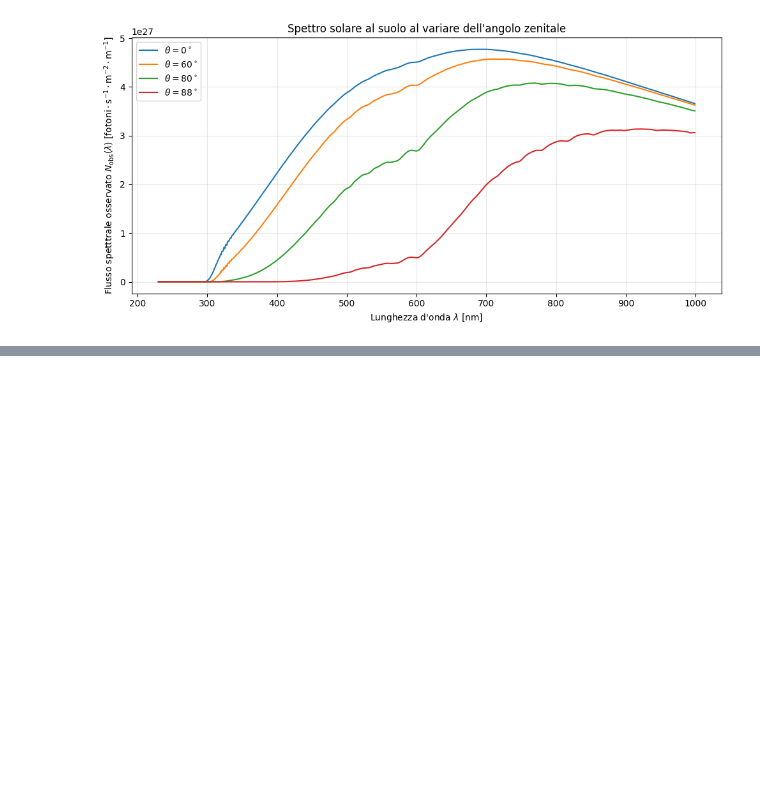
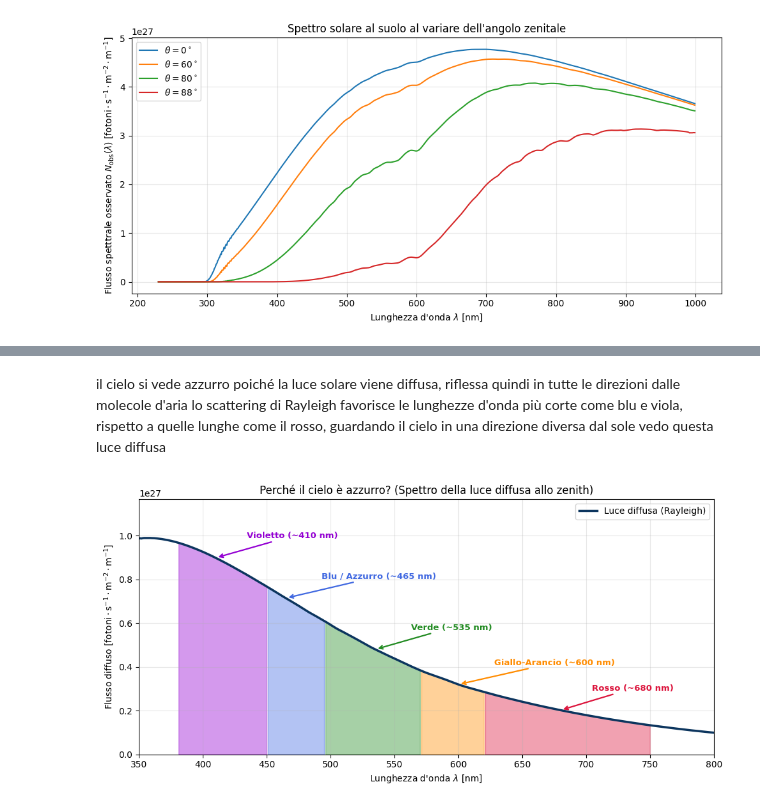
Before and after one commit to giovanni-zugarini/Progetto-MCF, a Jupyter notebook: simulazione.ipynb, the cells around one changed output, grey strips where cells are left out. Drawn from its saved outputs; the diff is of its cells as text; code cells hidden in the pictures; blank space fills up the shorter version.

```diff
--- a/simulazione.ipynb
+++ b/simulazione.ipynb
@@ -115,0 +103,60 @@ plt.show()
+# %% [markdown]
+il cielo si vede azzurro poiché la luce solare viene diffusa, riflessa quindi in tutte le direzioni dalle molecole d'aria
+lo scattering di Rayleigh favorisce le lunghezze d'onda più corte come blu e viola, rispetto a quelle lunghe come il rosso, guardando
+il cielo in una direzione diversa dal sole vedo questa luce diffusa
+# %%
+
+N_dopo_ozono = atm_ozono.N_obs(N0, wavelength, angolo_zenitale_deg=0.0)
+N_suolo = atm_completa.N_obs(N0, wavelength, angolo_zenitale_deg=0.0)
+N_diffuso = N_dopo_ozono - N_suolo
+
+y_max = np.max(N_diffuso)
+
+fig, ax = plt.subplots(figsize=(10, 5))
+ax.plot(wl_nm, N_diffuso, color="#0C355E", linewidth=2.5, label="Luce diffusa (Rayleigh)")
+
+
+bande_visibili = [
+    (380, 450, "darkviolet"),
+    (450, 495, "royalblue"),
+    (495, 570, "forestgreen"),
+    (570, 620, "darkorange"),
+    (620, 750, "crimson"),
+]
+for l_min, l_max, col in bande_visibili:
+    mask = (wl_nm >= l_min) & (wl_nm <= l_max)
+    ax.fill_between(wl_nm[mask], 0, N_diffuso[mask], color=col, alpha=0.4)
+
+
+annotazioni = [
+    ("Violetto (~410 nm)", 410, (35, 22), "darkviolet"),
+    ("Blu / Azzurro (~465 nm)", 465, (40, 22), "royalblue"),
+    ("Verde (~535 nm)", 535, (40, 22), "forestgreen"),
+    ("Giallo-Arancio (~600 nm)", 600, (40, 22), "darkorange"),
+    ("Rosso (~680 nm)", 680, (35, 22), "crimson"),
+]
+
+for testo, wl_target, offset, col in annotazioni:
+    y_punto = np.interp(wl_target, wl_nm, N_diffuso)
+    ax.annotate(
+        testo,
+        xy=(wl_target, y_punto),
+        xytext=offset,
+        textcoords="offset points",
+        fontsize=9.5,
+        fontweight="bold",
+        color=col,
+        arrowprops=dict(arrowstyle="->", color=col, lw=1.6, shrinkA=0, shrinkB=3),
+    )
+
+ax.set_xlim(350, 800)
+ax.set_ylim(0, y_max * 1.18)
+ax.set_xlabel("Lunghezza d'onda $\\lambda$ [nm]")
+ax.set_ylabel("Flusso diffuso [$\\mathrm{fotoni \\cdot s^{-1} \\cdot m^{-2} \\cdot m^{-1}}$]")
+ax.set_title("Perché il cielo è azzurro? (Spettro della luce diffusa allo zenith)")
+ax.legend(loc="upper right")
+ax.grid(True, alpha=0.3)
+plt.tight_layout()
+plt.show()
+# %% [output]
+[figure, added]
```
Also changed, not shown: parts of 4 cells of this notebook.
